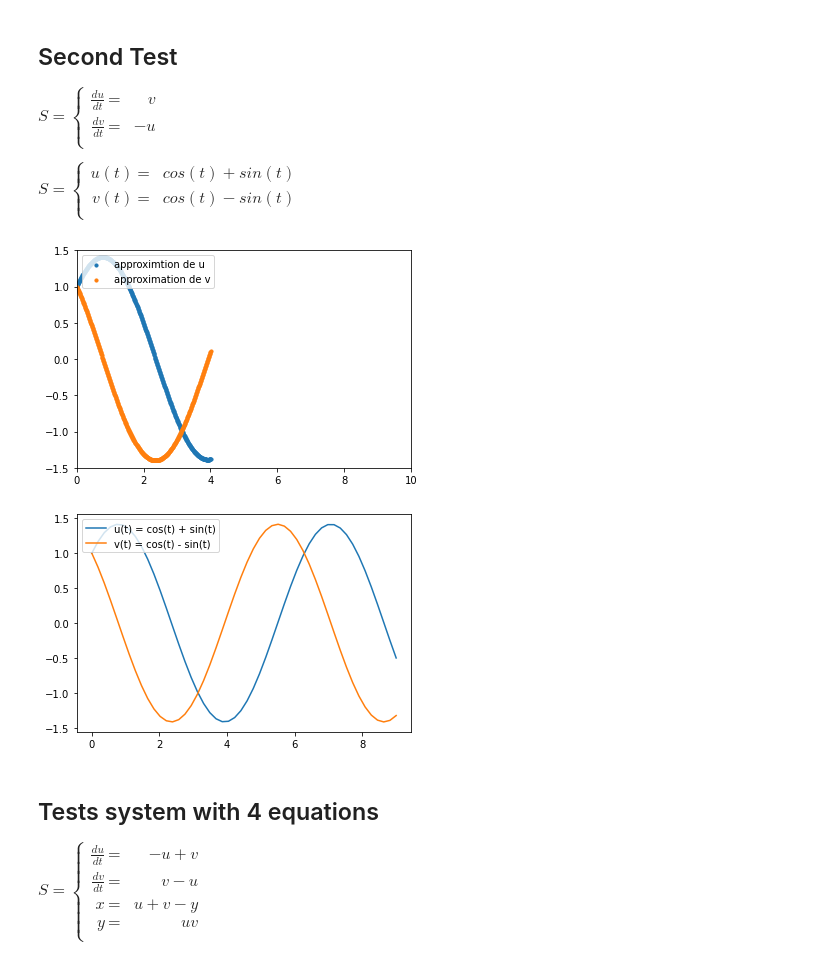
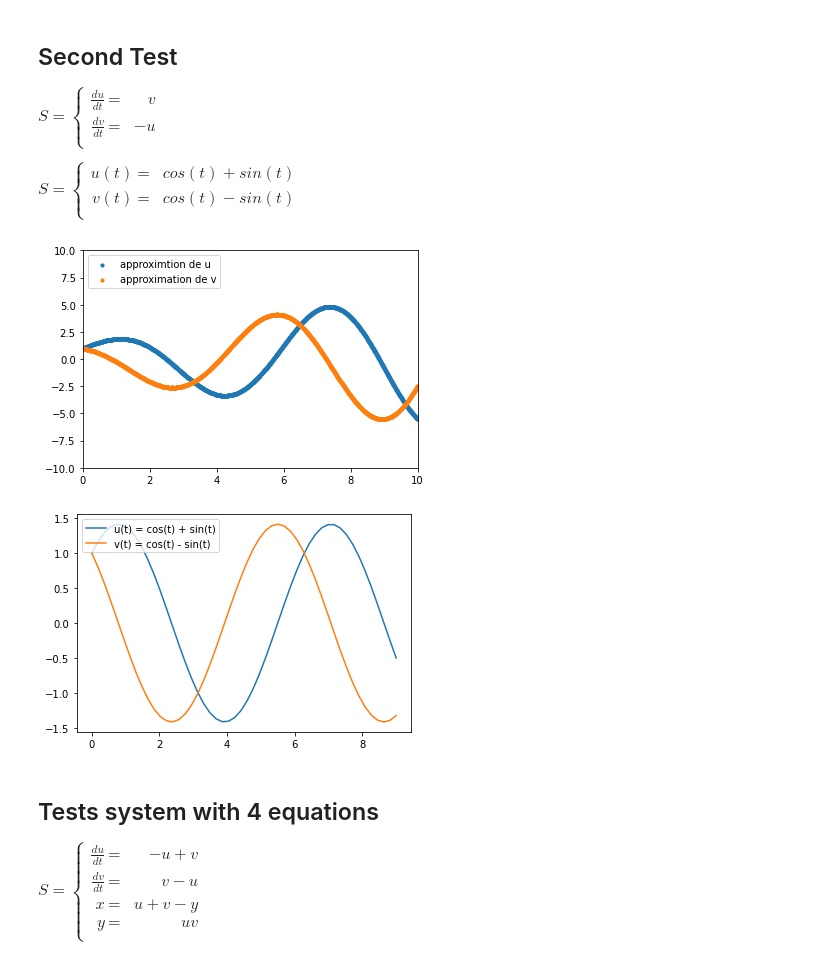
Before and after one commit to AlexPoiron/FirstModel, a Jupyter notebook: Tests.ipynb, the cells around one changed output. Cells and saved outputs as stored; diff of their text form; code cells hidden in the pictures.

```diff
--- a/Tests.ipynb
+++ b/Tests.ipynb
@@ -69,7 +69,9 @@ v0 = 1
 du = 3*u + 4*v
 dv = -4*u + 3*v
 
-res = Solver_two_equations(u0, v0, du, dv)
+use_trapezoidal = True
+
+res = Solver_two_equations(u0, v0, du, dv, use_trapezoidal)
 
 time = []
 coords_u = []
@@ -128,38 +130,39 @@ v0 = 1
 
 du = v
 dv = -u
+use_trapezoidal = True
 
-res = Solver_two_equations(u0, v0, du, dv)
+res = Solver_two_equations(u0, v0, du, dv, use_trapezoidal)
 
 time = []
 coords_u = []
 coords_v = []
 
 for i in range(0, len(res[0])):
     time.append(res[0][i][0])
     coords_u.append(res[0][i][1])
     coords_v.append(res[1][i][1])
 
 fig = plt.figure()
 ax1 = fig.add_subplot(111)
 
 ax1.scatter(time, coords_u, s=10, label='approximtion de u')
 ax1.scatter(time, coords_v, s=10, label='approximation de v')
 plt.xlim([0, 10])
-plt.ylim([-1.5, 1.5])
+plt.ylim([-10, 10])
 plt.legend(loc='upper left');
 plt.show()
 
 graph = plt.subplot()
 x = np.linspace(0, 9)
 y = np.cos(x) + np.sin(x)
 z = np.cos(x) - np.sin(x)
 graph.plot(x, y, label ='u(t) = cos(t) + sin(t)')
 graph.plot(x, z, label ='v(t) = cos(t) - sin(t)')
 plt.legend(loc='upper left')
 plt.show()
 # %% [output]
-[figure, old version]
+[figure, new version]
 [figure]
 # %% [markdown]
 ## Tests system with 4 equations
```
Also changed, not shown: parts of 3 cells of this notebook, 4 other files.
